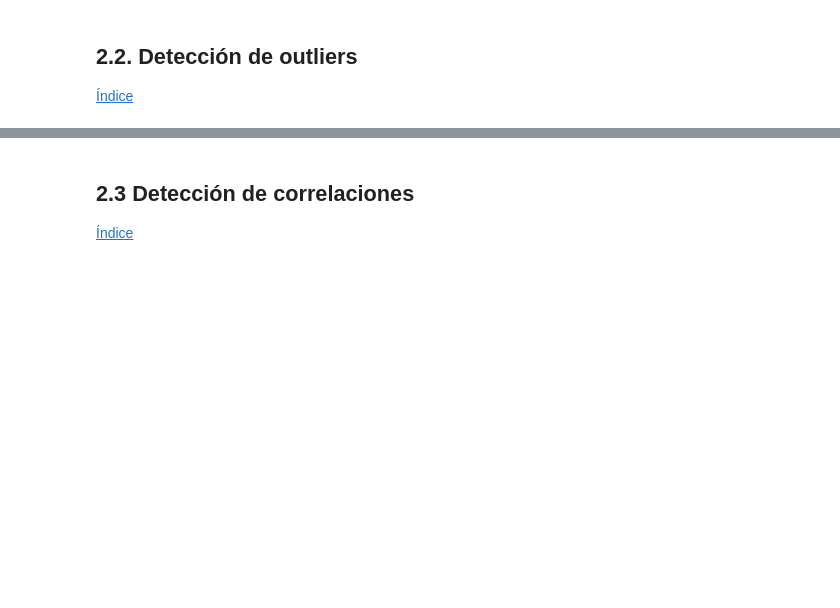
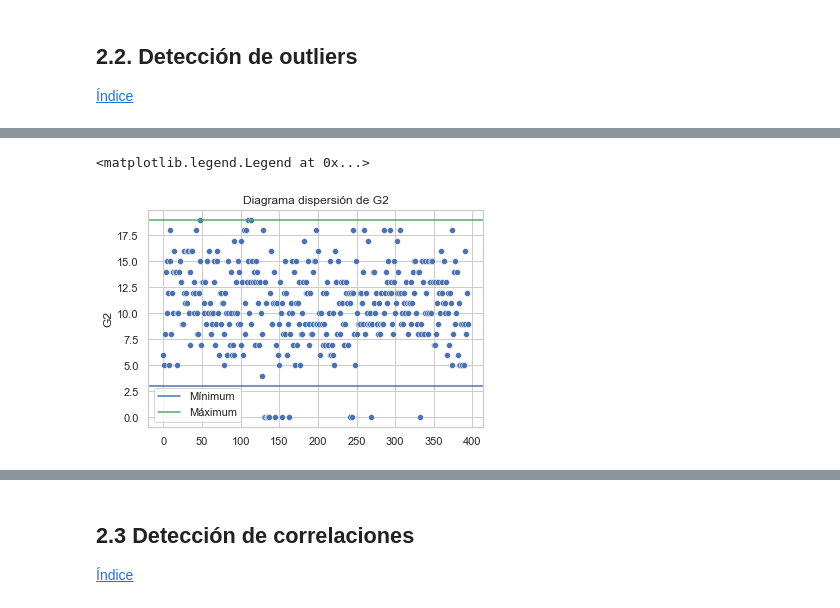
Before and after one commit to rmmateosv/SAA2223, a Jupyter notebook: Tema3/alumnos.ipynb, the cells around one changed output, grey strips where cells are left out. Saved outputs shown, nothing was run; the diff lists cells and outputs as text; code cells hidden in the pictures; blank space fills up the shorter version.

```diff
--- a/Tema3/alumnos.ipynb
+++ b/Tema3/alumnos.ipynb
@@ -1010,0 +1101,10 @@ print(f"Mínimu:{min}")
+# %%
+# Gráfica de dispersión de G2 con seaborn
+sns.scatterplot(data=df,x=df.index,y='G2').set(title='Diagrama dispersión de G2')
+# Dibujar línea de máximum y mínimum según IQR
+plt.axhline(y=min_g2, color='b',label='Mínimum')
+plt.axhline(y=max_g2, color='g',label='Máximum')
+plt.legend()
+# %% [output]
+<matplotlib.legend.Legend at 0x...>
+[figure, added]
```
Also changed, not shown: parts of 63 cells of this notebook.
